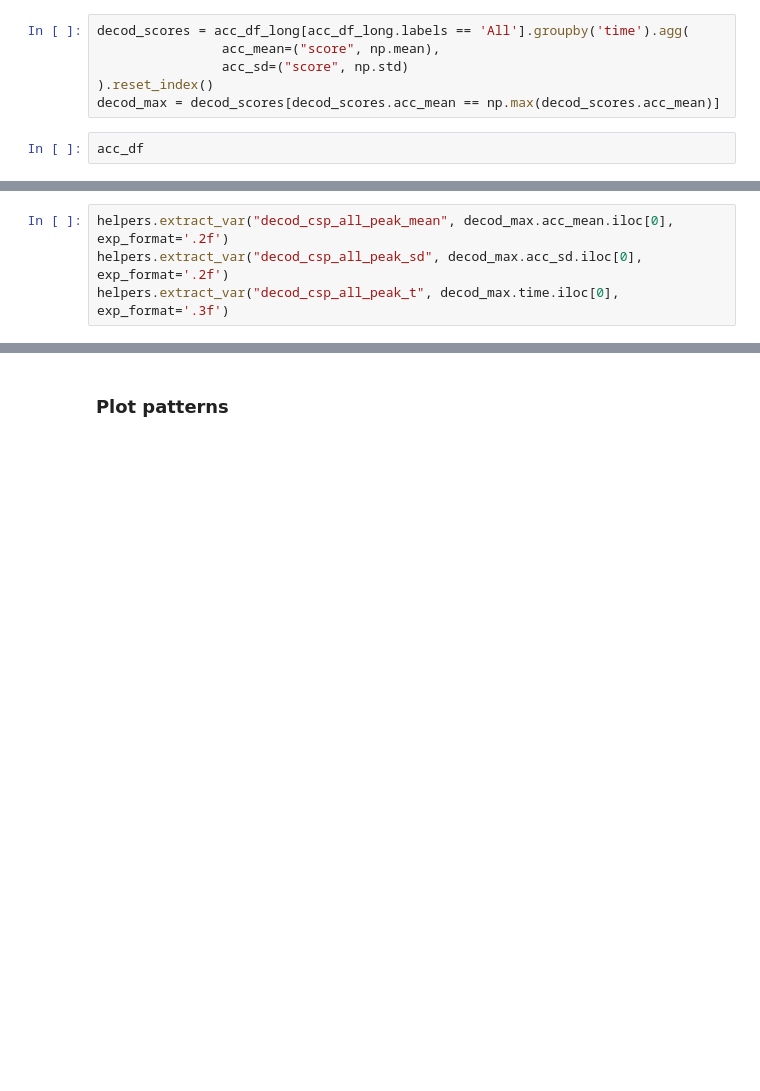
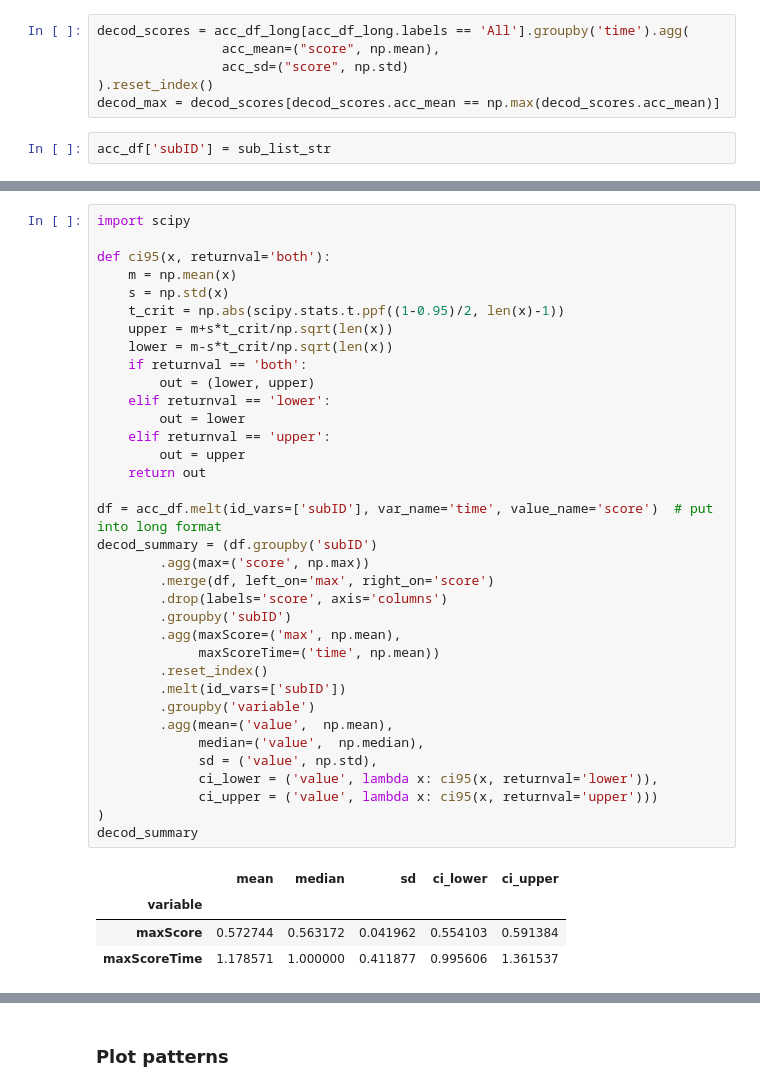
Before and after one commit to eioe/vMemEcc-Analyses, a Jupyter notebook: Analyses_Py/04.3_decoding_csp_plotters.ipynb, the cells around one changed output, grey strips where cells are left out. Cells and saved outputs as stored; diff of their text form; blank space fills up the shorter version.

Commit message:
extract more vars

```diff
--- a/Analyses_Py/04.3_decoding_csp_plotters.ipynb
+++ b/Analyses_Py/04.3_decoding_csp_plotters.ipynb
@@ -458,4 +458,4 @@ decod_scores = acc_df_long[acc_df_long.labels == 'All'].groupby('time').agg(
 ).reset_index()
 decod_max = decod_scores[decod_scores.acc_mean == np.max(decod_scores.acc_mean)]
 # %%
-acc_df
+acc_df['subID'] = sub_list_str
@@ -480,4 +462,40 @@ acc_df
-# %%
-helpers.extract_var("decod_csp_all_peak_mean", decod_max.acc_mean.iloc[0], exp_format='.2f')
-helpers.extract_var("decod_csp_all_peak_sd", decod_max.acc_sd.iloc[0], exp_format='.2f')
-helpers.extract_var("decod_csp_all_peak_t", decod_max.time.iloc[0], exp_format='.3f')
+# %%
+import scipy
+
+def ci95(x, returnval='both'):
+    m = np.mean(x)
+    s = np.std(x)
+    t_crit = np.abs(scipy.stats.t.ppf((1-0.95)/2, len(x)-1))
+    upper = m+s*t_crit/np.sqrt(len(x))
+    lower = m-s*t_crit/np.sqrt(len(x))
+    if returnval == 'both':
+        out = (lower, upper)
+    elif returnval == 'lower':
+        out = lower
+    elif returnval == 'upper':
+        out = upper
+    return out
+
+df = acc_df.melt(id_vars=['subID'], var_name='time', value_name='score')  # put into long format
+decod_summary = (df.groupby('subID')
+        .agg(max=('score', np.max))
+        .merge(df, left_on='max', right_on='score')
+        .drop(labels='score', axis='columns')
+        .groupby('subID')
+        .agg(maxScore=('max', np.mean),
+             maxScoreTime=('time', np.mean))
+        .reset_index()
+        .melt(id_vars=['subID'])
+        .groupby('variable')
+        .agg(mean=('value',  np.mean),
+             median=('value',  np.median),
+             sd = ('value', np.std),
+             ci_lower = ('value', lambda x: ci95(x, returnval='lower')),
+             ci_upper = ('value', lambda x: ci95(x, returnval='upper')))
+)
+decod_summary
+# %% [output]
+|  | mean | median | sd | ci_lower | ci_upper |
+| variable |  |  |  |  |  |
+| maxScore | 0.572744 | 0.563172 | 0.041962 | 0.554103 | 0.591384 |
+| maxScoreTime | 1.178571 | 1.000000 | 0.411877 | 0.995606 | 1.361537 |
```
Also changed, not shown: parts of 3 cells of this notebook.
